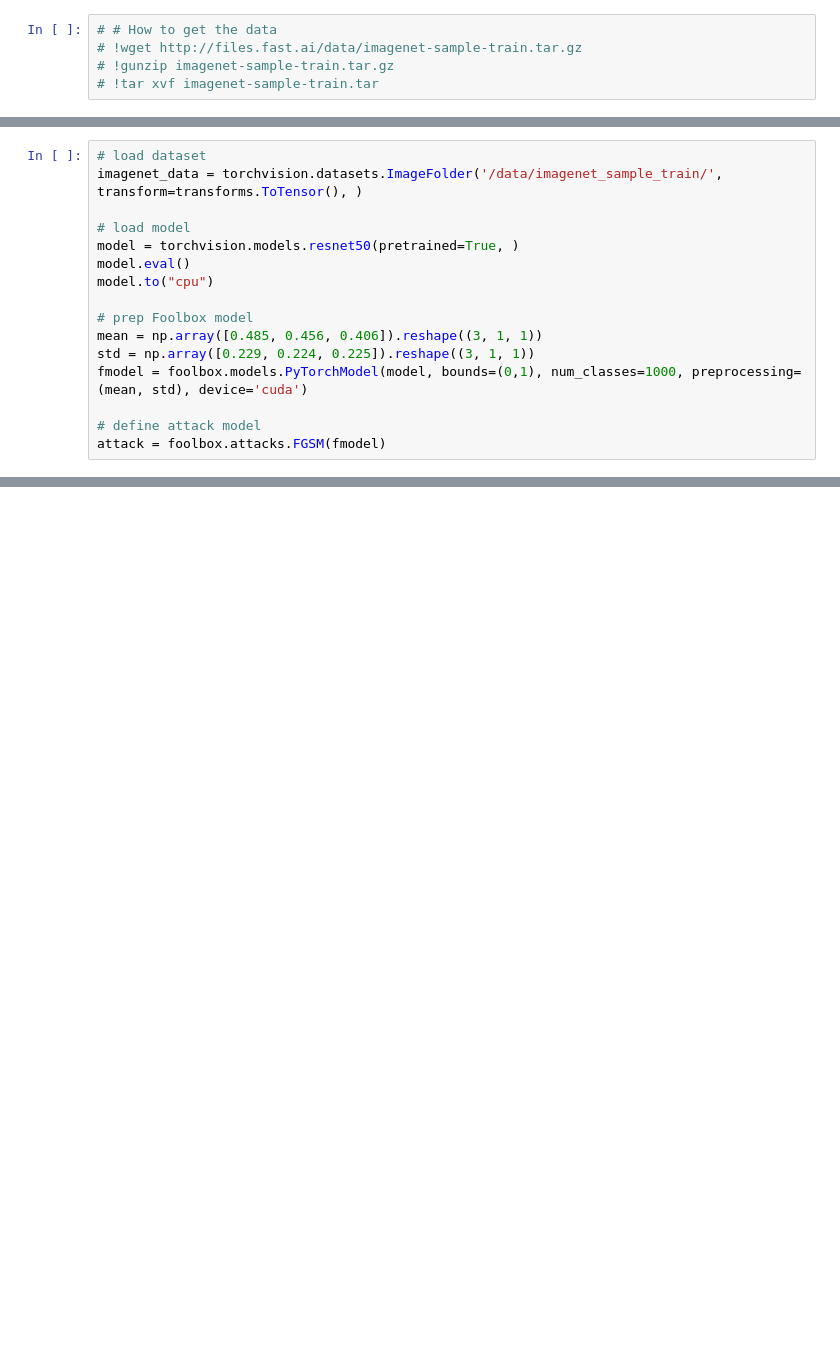
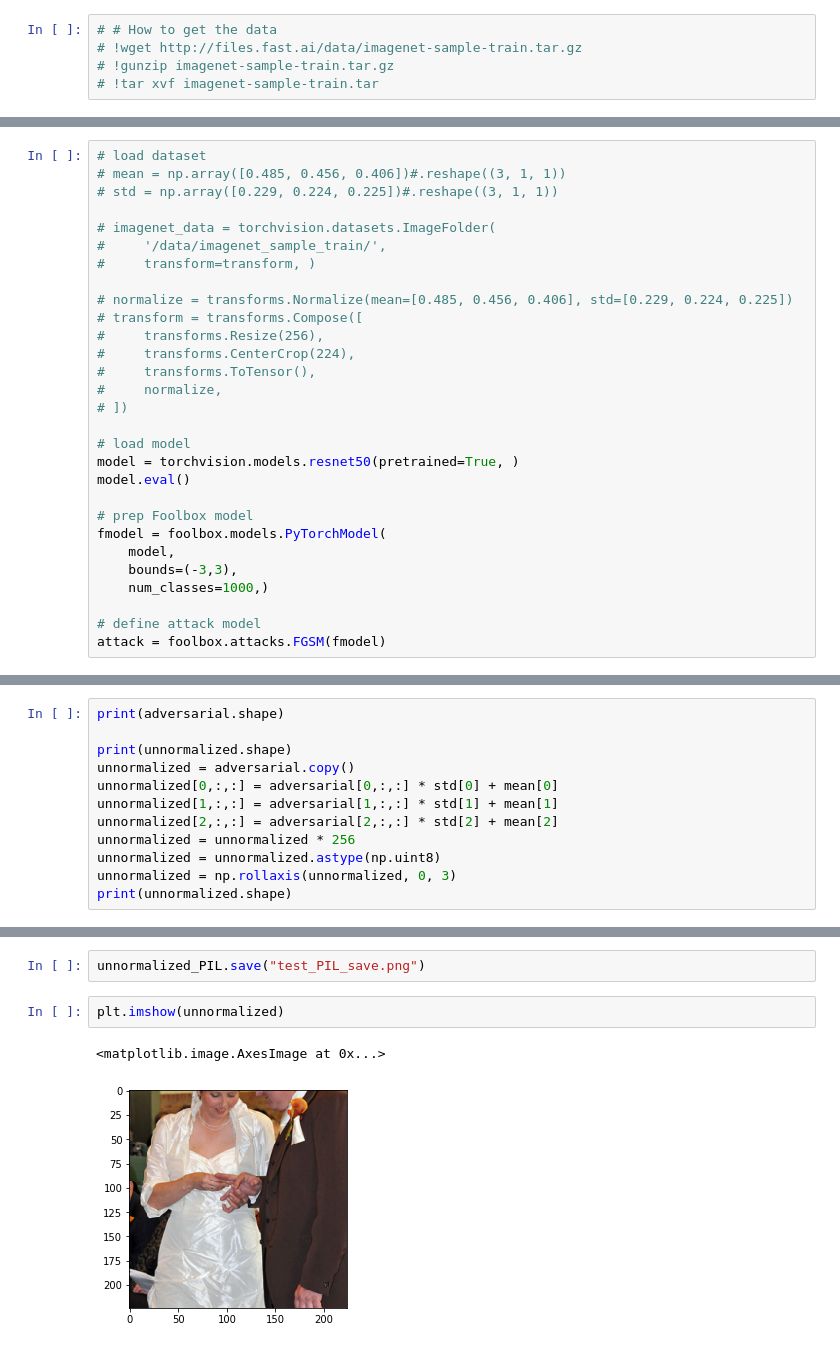
Before and after one commit to prantikhowlader/cse508_class_project, a Jupyter notebook: 20191029_resnet_imagenet_generating_adversarial_examples.ipynb, the cells around one changed output, grey strips where cells are left out. Saved outputs shown, nothing was run; the diff lists cells and outputs as text; blank space fills up the shorter version.

```diff
--- a/20191029_resnet_imagenet_generating_adversarial_examples.ipynb
+++ b/20191029_resnet_imagenet_generating_adversarial_examples.ipynb
@@ -16,16 +49,29 @@ from torch.autograd import Variable
 # %%
 # load dataset
-imagenet_data = torchvision.datasets.ImageFolder('/data/imagenet_sample_train/', transform=transforms.ToTensor(), )
+# mean = np.array([0.485, 0.456, 0.406])#.reshape((3, 1, 1))
+# std = np.array([0.229, 0.224, 0.225])#.reshape((3, 1, 1))
+
+# imagenet_data = torchvision.datasets.ImageFolder(
+#     '/data/imagenet_sample_train/',
+#     transform=transform, )
+
+# normalize = transforms.Normalize(mean=[0.485, 0.456, 0.406], std=[0.229, 0.224, 0.225])
+# transform = transforms.Compose([
+#     transforms.Resize(256),
+#     transforms.CenterCrop(224),
+#     transforms.ToTensor(),
+#     normalize,
+# ])
 
 # load model
 model = torchvision.models.resnet50(pretrained=True, )
 model.eval()
-model.to("cpu")
 
 # prep Foolbox model
-mean = np.array([0.485, 0.456, 0.406]).reshape((3, 1, 1))
-std = np.array([0.229, 0.224, 0.225]).reshape((3, 1, 1))
-fmodel = foolbox.models.PyTorchModel(model, bounds=(0,1), num_classes=1000, preprocessing=(mean, std), device='cuda')
+fmodel = foolbox.models.PyTorchModel(
+    model,
+    bounds=(-3,3),
+    num_classes=1000,)
 
 # define attack model
 attack = foolbox.attacks.FGSM(fmodel)
@@ -41,0 +230,12 @@ attack = foolbox.attacks.FGSM(fmodel)
+# %%
+print(adversarial.shape)
+
+print(unnormalized.shape)
+unnormalized = adversarial.copy()
+unnormalized[0,:,:] = adversarial[0,:,:] * std[0] + mean[0]
+unnormalized[1,:,:] = adversarial[1,:,:] * std[1] + mean[1]
+unnormalized[2,:,:] = adversarial[2,:,:] * std[2] + mean[2]
+unnormalized = unnormalized * 256
+unnormalized = unnormalized.astype(np.uint8)
+unnormalized = np.rollaxis(unnormalized, 0, 3)
+print(unnormalized.shape)
@@ -41,0 +262,7 @@ attack = foolbox.attacks.FGSM(fmodel)
+# %%
+unnormalized_PIL.save("test_PIL_save.png")
+# %%
+plt.imshow(unnormalized)
+# %% [output]
+<matplotlib.image.AxesImage at 0x...>
+[figure, added]
```
Also changed, not shown: parts of 31 cells of this notebook.
